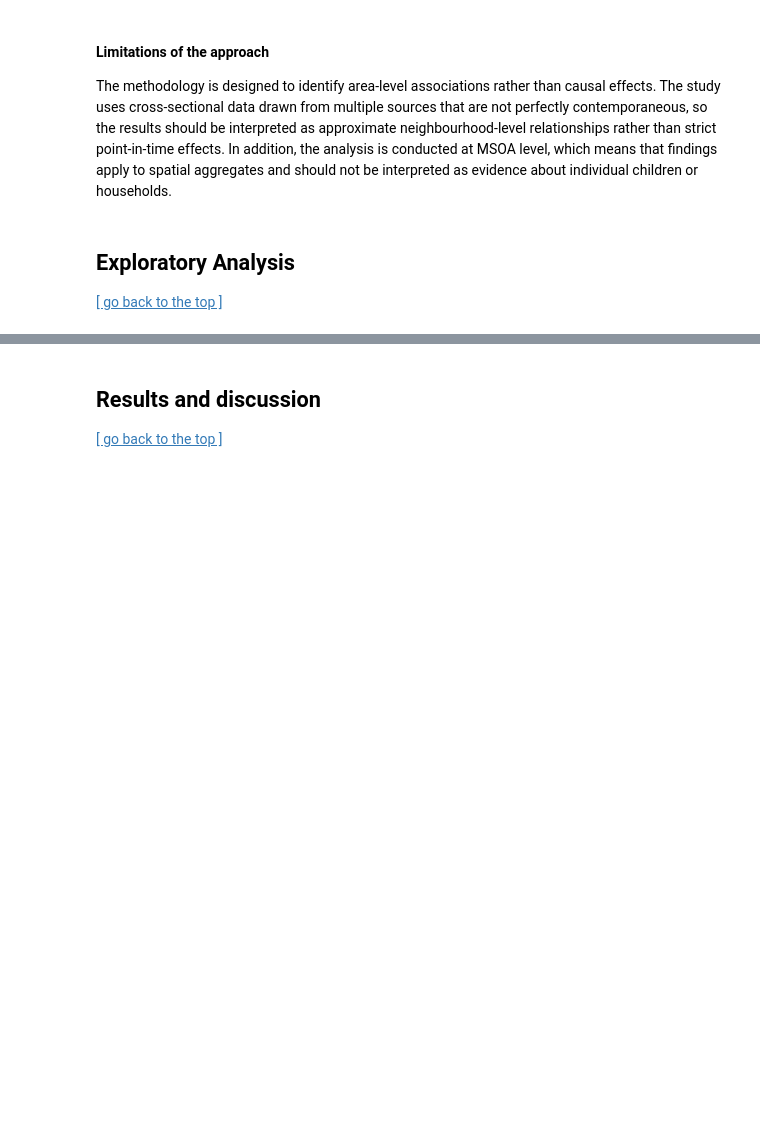
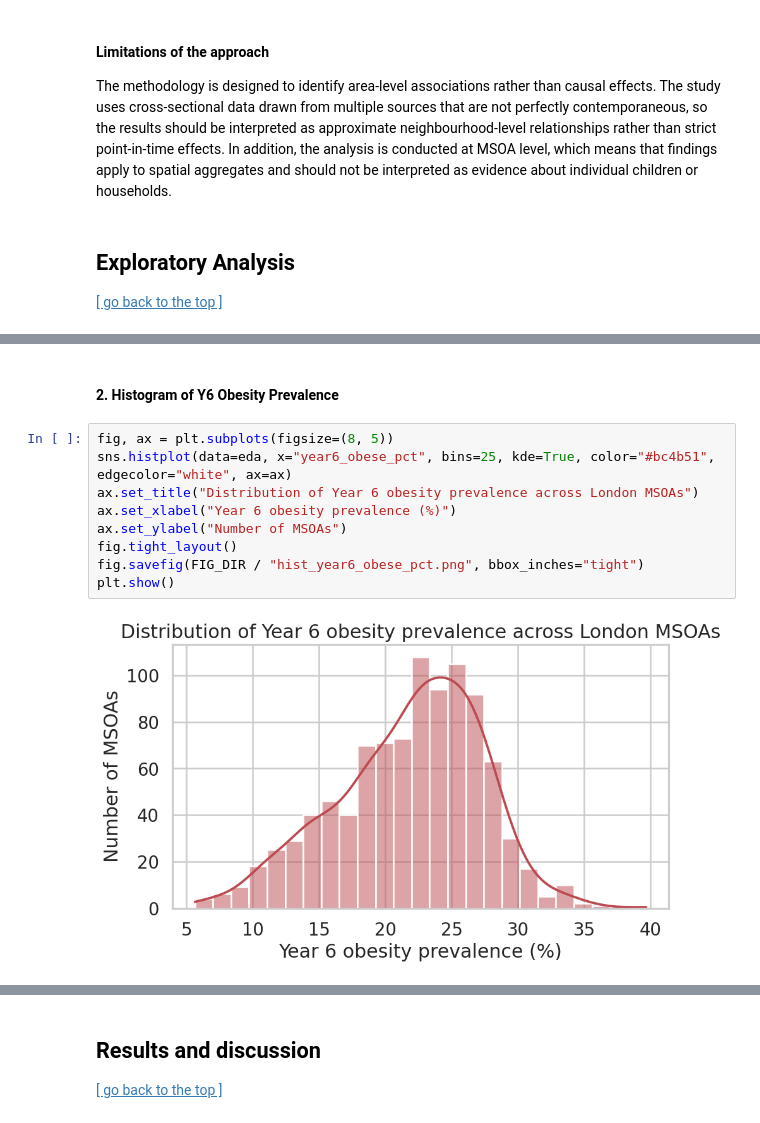
Before and after one commit to Levine-l/CASA0006_project, a Jupyter notebook: Template_submission_CASA0006.ipynb, the cells around one changed output, grey strips where cells are left out. Cells and saved outputs as stored; diff of their text form; blank space fills up the shorter version.

```diff
--- a/Template_submission_CASA0006.ipynb
+++ b/Template_submission_CASA0006.ipynb
@@ -149,0 +264,13 @@ The methodology is designed to identify area-level associations rather than caus
+# %% [markdown]
+#### 2. Histogram of Y6 Obesity Prevalence
+# %%
+fig, ax = plt.subplots(figsize=(8, 5))
+sns.histplot(data=eda, x="year6_obese_pct", bins=25, kde=True, color="#bc4b51", edgecolor="white", ax=ax)
+ax.set_title("Distribution of Year 6 obesity prevalence across London MSOAs")
+ax.set_xlabel("Year 6 obesity prevalence (%)")
+ax.set_ylabel("Number of MSOAs")
+fig.tight_layout()
+fig.savefig(FIG_DIR / "hist_year6_obese_pct.png", bbox_inches="tight")
+plt.show()
+# %% [output]
+[figure, added]
```
Also changed, not shown: parts of 10 cells of this notebook.
